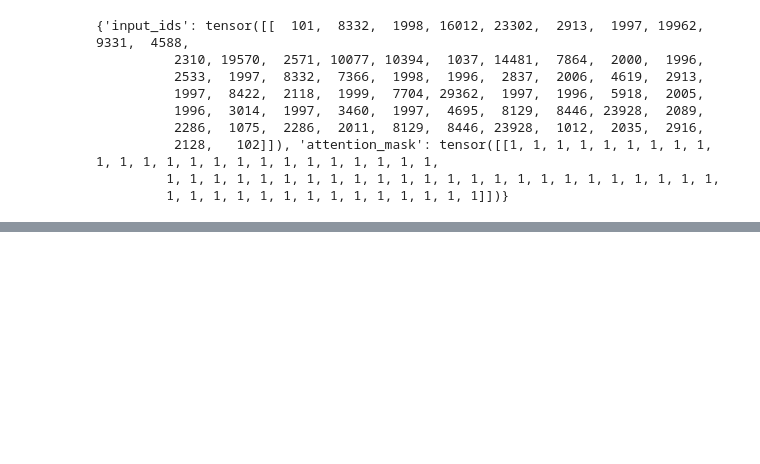
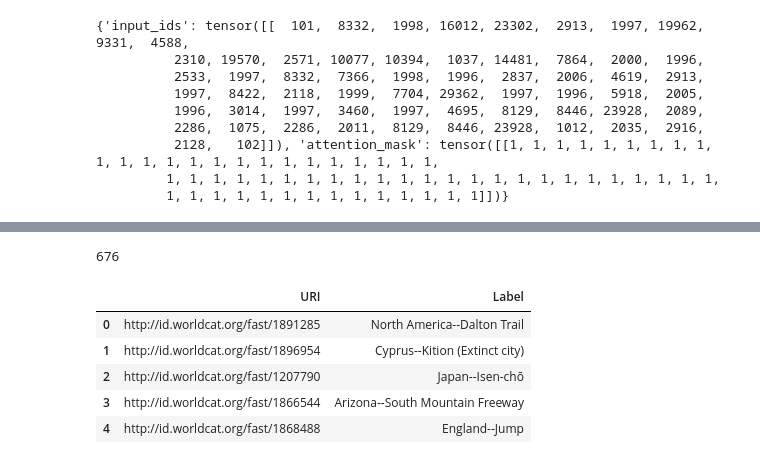
Before and after one commit to sul-dlss-labs/ai-etd, a Jupyter notebook: 02_nlp.ipynb, the cells around one changed output, grey strips where cells are left out. Saved outputs shown, nothing was run; the diff lists cells and outputs as text; code cells hidden in the pictures; blank space fills up the shorter version.

```diff
--- a/02_nlp.ipynb
+++ b/02_nlp.ipynb
@@ -67,0 +178,15 @@ inputs
+# %%
+len(fast_chronology)
+# %% [output]
+676
+# %%
+fast_geo = pd.read_csv('/Users/jpnelson/2020/sul-dlss/ai-etd/data/geo_uri_label_utf8.csv',  names=['URI', 'Label'])
+# %%
+fast_geo.head()
+# %% [output]
+|  | URI | Label |
+| 0 | http://id.worldcat.org/fast/1891285 | North America--Dalton Trail |
+| 1 | http://id.worldcat.org/fast/1896954 | Cyprus--Kition (Extinct city) |
+| 2 | http://id.worldcat.org/fast/1207790 | Japan--Isen-chō |
+| 3 | http://id.worldcat.org/fast/1866544 | Arizona--South Mountain Freeway |
+| 4 | http://id.worldcat.org/fast/1868488 | England--Jump |
```
Also changed, not shown: parts of 71 cells of this notebook, 1 other file.
